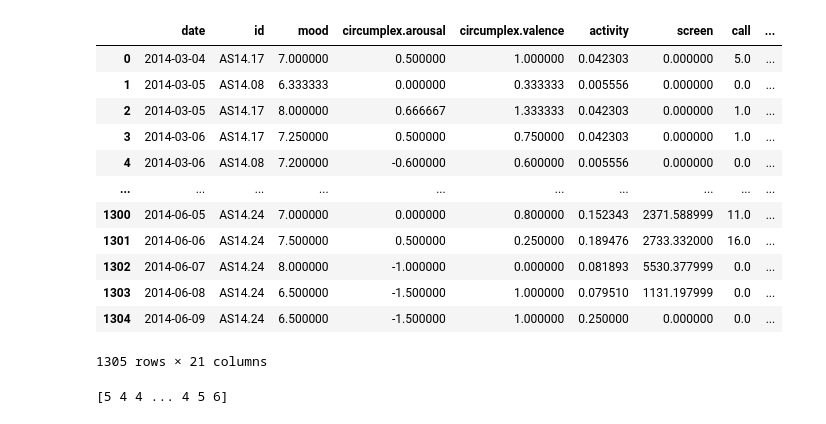
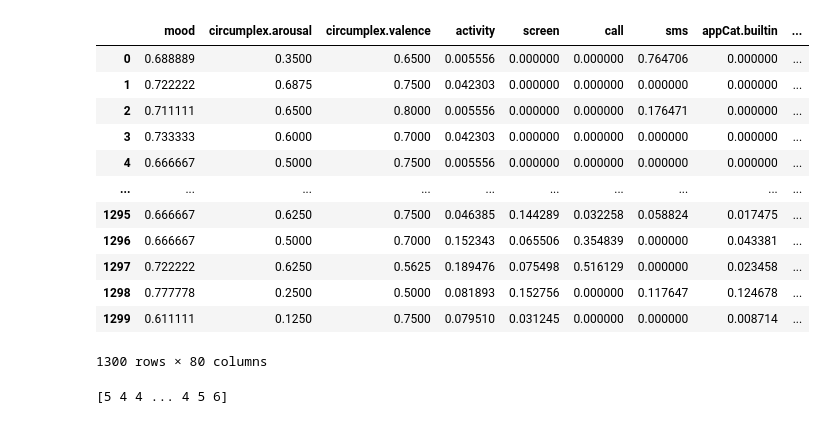
Before and after one commit to QST23/course_dmt, a Jupyter notebook: ass1/Classification2.ipynb, the cells around one changed output. Drawn from its saved outputs; the diff is of its cells as text; code cells hidden in the pictures.

```diff
--- a/ass1/Classification2.ipynb
+++ b/ass1/Classification2.ipynb
@@ -1,39 +1,44 @@
 # %%
 import pandas as pd
 import numpy as np
 import tensorflow as tf
 from tensorflow.keras.models import Sequential
 from tensorflow.keras.layers import Dense, LSTM, Dropout
 from sklearn.model_selection import train_test_split
 from sklearn.preprocessing import StandardScaler, LabelEncoder
 from sklearn.metrics import f1_score
+from sklearn.metrics import classification_report
 
-df = pd.read_csv('Datasets/cleaned_data.csv')
-#df = pd.read_csv('Datasets/feature_engineered_data.csv')
+#df = pd.read_csv('Datasets/cleaned_data.csv')
+df = pd.read_csv('Datasets/feature_engineered_data.csv')
 
 df
 
-# column_headers_list = df.columns.tolist()
-# print(column_headers_list)
-# column_b = df['is_weekend']
+min = 1
+max = 10
 
-# # Print the 'B' column
-# print(column_b)
+df['mood_target'] = df['mood_target'].apply(lambda mood_target: mood_target * (max - min) + min)
+df['mood_target'] = df['mood_target'].round()
+
+df
 # %% [output]
-|  | date | id | mood | circumplex.arousal | circumplex.valence | activity | screen | call | ... |
-| 0 | 2014-03-04 | AS14.17 | 7.000000 | 0.500000 | 1.000000 | 0.042303 | 0.000000 | 5.0 | ... |
-| 1 | 2014-03-05 | AS14.08 | 6.333333 | 0.000000 | 0.333333 | 0.005556 | 0.000000 | 0.0 | ... |
-| 2 | 2014-03-05 | AS14.17 | 8.000000 | 0.666667 | 1.333333 | 0.042303 | 0.000000 | 1.0 | ... |
-| 3 | 2014-03-06 | AS14.17 | 7.250000 | 0.500000 | 0.750000 | 0.042303 | 0.000000 | 1.0 | ... |
-| 4 | 2014-03-06 | AS14.08 | 7.200000 | -0.600000 | 0.600000 | 0.005556 | 0.000000 | 0.0 | ... |
+|  | mood | circumplex.arousal | circumplex.valence | activity | screen | call | sms | appCat.builtin | ... |
+| 0 | 0.688889 | 0.3500 | 0.6500 | 0.005556 | 0.000000 | 0.000000 | 0.764706 | 0.000000 | ... |
+| 1 | 0.722222 | 0.6875 | 0.7500 | 0.042303 | 0.000000 | 0.000000 | 0.000000 | 0.000000 | ... |
+| 2 | 0.711111 | 0.6500 | 0.8000 | 0.005556 | 0.000000 | 0.000000 | 0.176471 | 0.000000 | ... |
+| 3 | 0.733333 | 0.6000 | 0.7000 | 0.042303 | 0.000000 | 0.000000 | 0.000000 | 0.000000 | ... |
+| 4 | 0.666667 | 0.5000 | 0.7500 | 0.005556 | 0.000000 | 0.000000 | 0.000000 | 0.000000 | ... |
 | ... | ... | ... | ... | ... | ... | ... | ... | ... | ... |
-| 1300 | 2014-06-05 | AS14.24 | 7.000000 | 0.000000 | 0.800000 | 0.152343 | 2371.588999 | 11.0 | ... |
-| 1301 | 2014-06-06 | AS14.24 | 7.500000 | 0.500000 | 0.250000 | 0.189476 | 2733.332000 | 16.0 | ... |
-| 1302 | 2014-06-07 | AS14.24 | 8.000000 | -1.000000 | 0.000000 | 0.081893 | 5530.377999 | 0.0 | ... |
-| 1303 | 2014-06-08 | AS14.24 | 6.500000 | -1.500000 | 1.000000 | 0.079510 | 1131.197999 | 0.0 | ... |
-| 1304 | 2014-06-09 | AS14.24 | 6.500000 | -1.500000 | 1.000000 | 0.250000 | 0.000000 | 0.0 | ... |
+| 1295 | 0.666667 | 0.6250 | 0.7500 | 0.046385 | 0.144289 | 0.032258 | 0.058824 | 0.017475 | ... |
+| 1296 | 0.666667 | 0.5000 | 0.7000 | 0.152343 | 0.065506 | 0.354839 | 0.000000 | 0.043381 | ... |
+| 1297 | 0.722222 | 0.6250 | 0.5625 | 0.189476 | 0.075498 | 0.516129 | 0.000000 | 0.023458 | ... |
+| 1298 | 0.777778 | 0.2500 | 0.5000 | 0.081893 | 0.152756 | 0.000000 | 0.117647 | 0.124678 | ... |
+| 1299 | 0.611111 | 0.1250 | 0.7500 | 0.079510 | 0.031245 | 0.000000 | 0.000000 | 0.008714 | ... |
-1305 rows × 21 columns
+1300 rows × 80 columns
 # %%
+# FOR THE DATA CLEANING CSV FILE
+df = pd.read_csv('Datasets/cleaned_data.csv')
+
 # Round the mood column to nearest integer
 df['mood'] = df['mood'].round()
 df['date'] = pd.to_datetime(df['date'])
@@ -51,13 +56,39 @@ df = pd.concat([df, one_hot_df], axis=1)
 
 # Drop the original categorical column
 df.drop(['id'], axis=1, inplace=True)
+
+# Define the input and target variables
+X = df.drop(["date", "mood"], axis=1) # drop the date and target columns
+y = df["mood"]
+
+# Split the data into training and test sets
+X_train, X_test, y_train, y_test = train_test_split(X, y, test_size=0.2, random_state=42)
+
+# Scale features using StandardScaler
+sc = StandardScaler()
+X_train = sc.fit_transform(X_train)
+X_test = sc.transform(X_test)
+
+# Encode target variable using LabelEncoder
+le = LabelEncoder()
+y_train = le.fit_transform(y_train)
+print(y_train)
+y_test = le.transform(y_test)
+
+# Reshape input data to fit RNN input shape
+X_train = np.reshape(X_train, (X_train.shape[0], 1, X_train.shape[1]))
+X_test = np.reshape(X_test, (X_test.shape[0], 1, X_test.shape[1]))
+# %% [output]
+[5 4 4 ... 4 5 6]
 # %%
 # Define the input and target variables
-X = df.drop(["date", "mood"], axis=1) # drop the date and target columns
-y = df["mood"]
+X = df.drop(["mood_target"], axis=1) # drop the date and target columns
+y = df["mood_target"]
 
 # Split the data into training and test sets
-X_train, X_test, y_train, y_test = train_test_split(X, y, test_size=0.2, random_state=42)
+split_index = int(len(X) * 0.8)
+X_train, X_test = X[:split_index], X[split_index:]
+y_train, y_test = y[:split_index], y[split_index:]
 
 # Scale features using StandardScaler
 sc = StandardScaler()
@@ -67,11 +98,8 @@ X_test = sc.transform(X_test)
 # Encode target variable using LabelEncoder
 le = LabelEncoder()
 y_train = le.fit_transform(y_train)
-print(y_train)
 y_test = le.transform(y_test)
 
 # Reshape input data to fit RNN input shape
 X_train = np.reshape(X_train, (X_train.shape[0], 1, X_train.shape[1]))
 X_test = np.reshape(X_test, (X_test.shape[0], 1, X_test.shape[1]))
-# %% [output]
-[5 4 4 ... 4 5 6]
```
Also changed, not shown: parts of 2 cells of this notebook.
